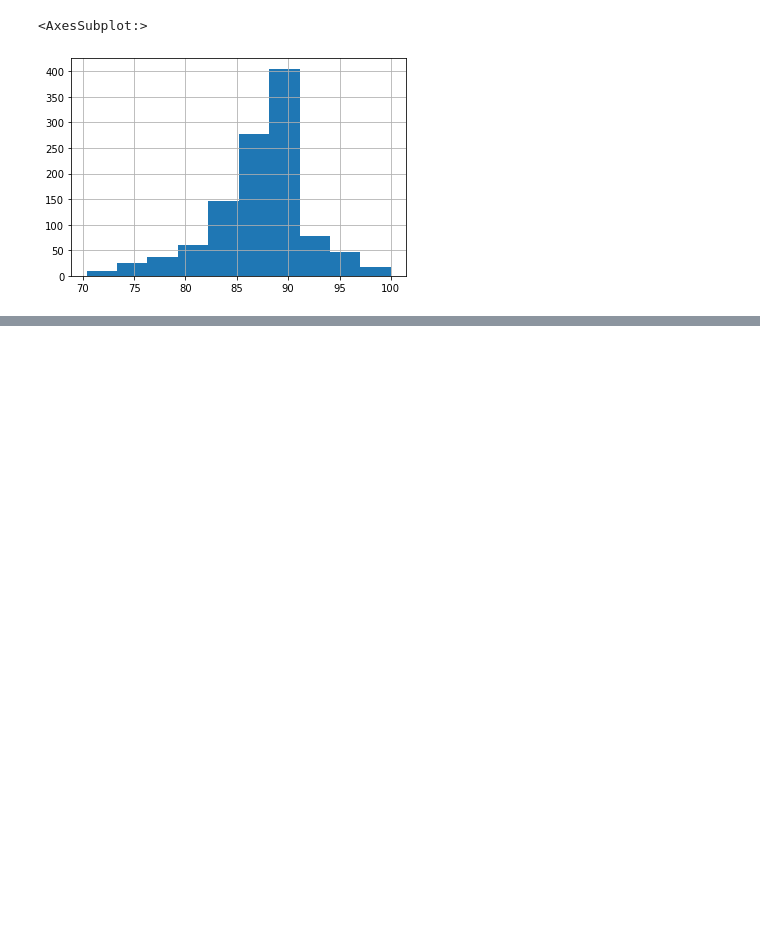
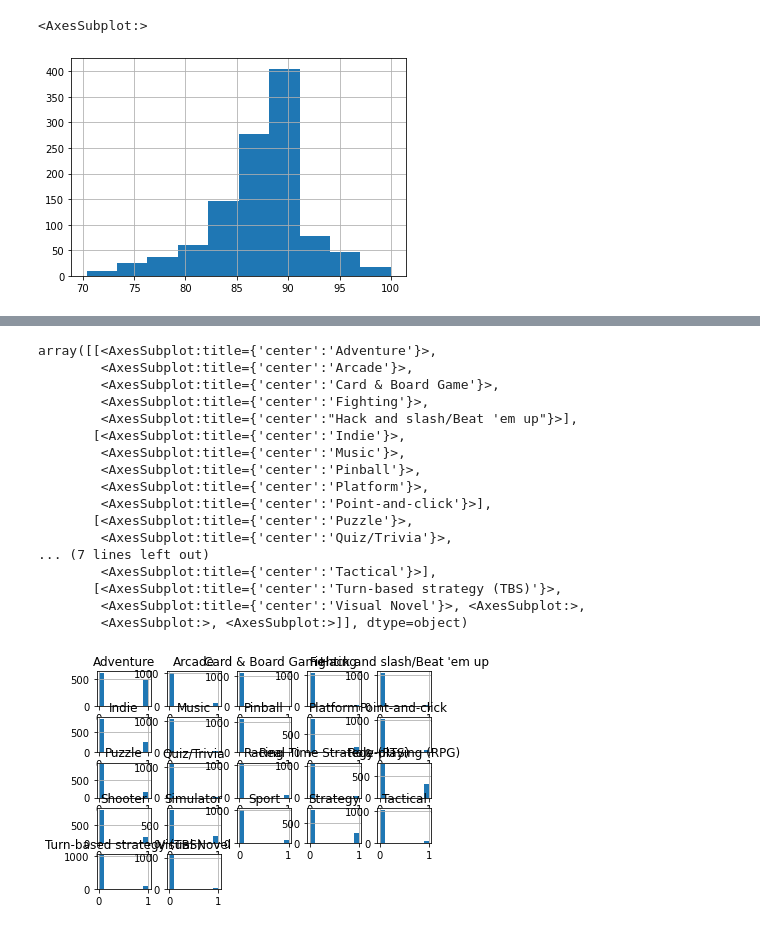
Before and after one commit to 1990Jasonlee/GameOnPassion, a Jupyter notebook: GameOnJson.ipynb, the cells around one changed output, grey strips where cells are left out. Cells and saved outputs as stored; diff of their text form; code cells hidden in the pictures; blank space fills up the shorter version.

```diff
--- a/GameOnJson.ipynb
+++ b/GameOnJson.ipynb
@@ -961,0 +1255,21 @@ dtype: object
+# %%
+Gameon_df['Genre'].hist()
+# %% [output]
+array([[<AxesSubplot:title={'center':'Adventure'}>,
+        <AxesSubplot:title={'center':'Arcade'}>,
+        <AxesSubplot:title={'center':'Card & Board Game'}>,
+        <AxesSubplot:title={'center':'Fighting'}>,
+        <AxesSubplot:title={'center':"Hack and slash/Beat 'em up"}>],
+       [<AxesSubplot:title={'center':'Indie'}>,
+        <AxesSubplot:title={'center':'Music'}>,
+        <AxesSubplot:title={'center':'Pinball'}>,
+        <AxesSubplot:title={'center':'Platform'}>,
+        <AxesSubplot:title={'center':'Point-and-click'}>],
+       [<AxesSubplot:title={'center':'Puzzle'}>,
+        <AxesSubplot:title={'center':'Quiz/Trivia'}>,
+... (7 lines left out)
+        <AxesSubplot:title={'center':'Tactical'}>],
+       [<AxesSubplot:title={'center':'Turn-based strategy (TBS)'}>,
+        <AxesSubplot:title={'center':'Visual Novel'}>, <AxesSubplot:>,
+        <AxesSubplot:>, <AxesSubplot:>]], dtype=object)
+[figure, added]
```
Also changed, not shown: parts of 4 cells of this notebook, 1 other file.
